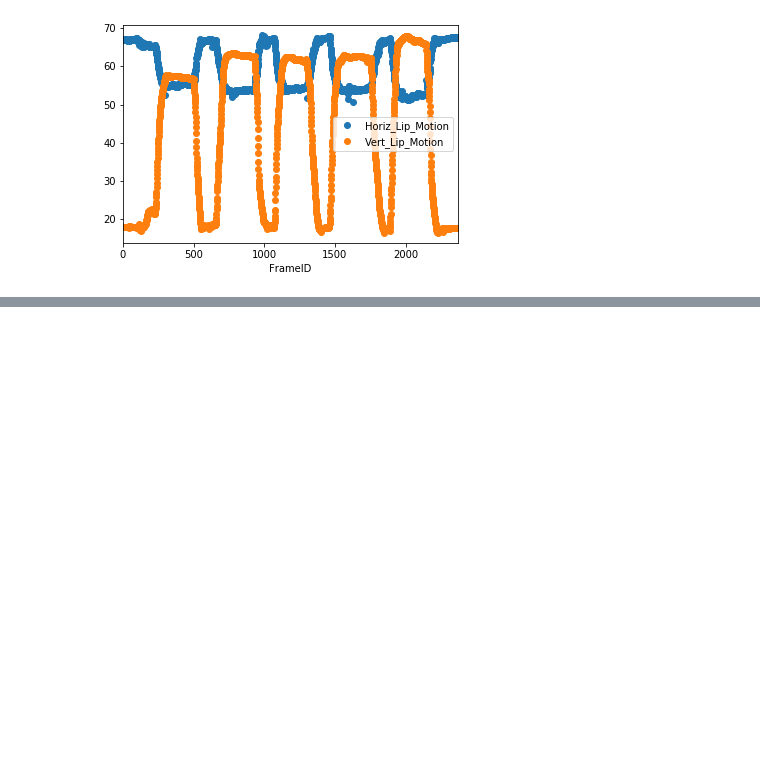
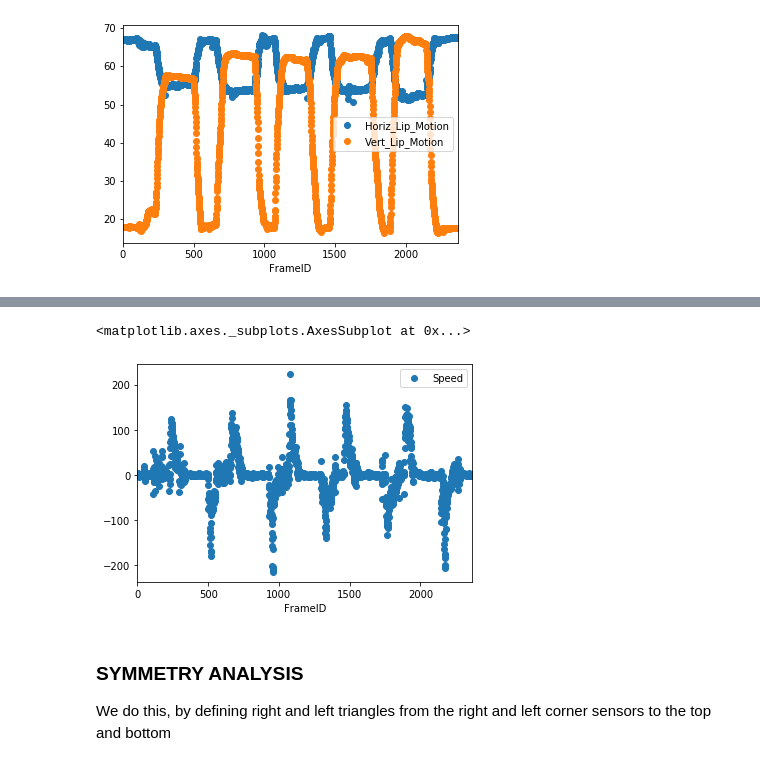
Before and after one commit to denizjafari/ValidationStudy, a Jupyter notebook: ValidationStudy.ipynb, the cells around one changed output, grey strips where cells are left out. Drawn from its saved outputs; the diff is of its cells as text; code cells hidden in the pictures; blank space fills up the shorter version.

```diff
--- a/ValidationStudy.ipynb
+++ b/ValidationStudy.ipynb
@@ -119,3 +123,12 @@ line segments and the area of the right and left triangles connecting the sensor
+# %%
+OPEN_DF_HOL_1.plot(x='FrameID', y=[ "Speed"], style='o')
+# %% [output]
+<matplotlib.axes._subplots.AxesSubplot at 0x...>
+[figure, added]
+# %% [markdown]
+### SYMMETRY ANALYSIS
+
+We do this, by defining right and left triangles from the right and left corner sensors to the top and bottom
 # %%
 
 def triangleArea(DF):
```
Also changed, not shown: parts of 15 cells of this notebook.
